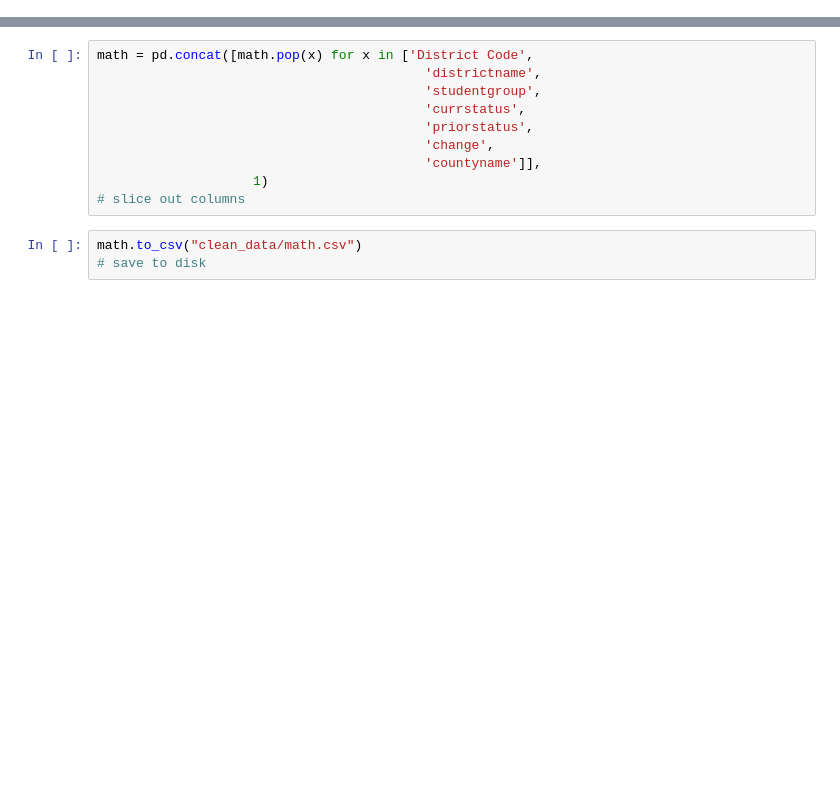
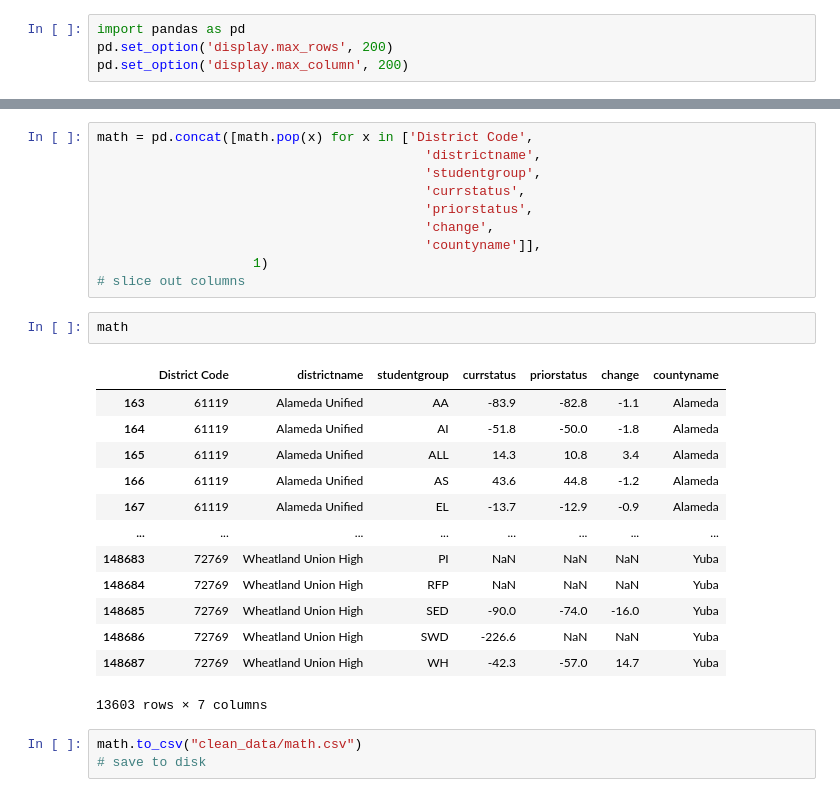
Before and after one commit to fiendskrah/finalcapstone, a Jupyter notebook: 100_data.ipynb, the cells around one changed output, grey strips where cells are left out. Drawn from its saved outputs; the diff is of its cells as text; blank space fills up the shorter version.

```diff
--- a/100_data.ipynb
+++ b/100_data.ipynb
@@ -12,0 +10,4 @@ importing from [California Department of Education](https://ias.cde.ca.gov/lcffs
+# %%
+import pandas as pd
+pd.set_option('display.max_rows', 200)
+pd.set_option('display.max_column', 200)
@@ -138,6 +177,22 @@ math = pd.concat([math.pop(x) for x in ['District Code',
                                           'countyname']],
                     1)
 # slice out columns
+# %%
+math
+# %% [output]
+|  | District Code | districtname | studentgroup | currstatus | priorstatus | change | countyname |
+| 163 | 61119 | Alameda Unified | AA | -83.9 | -82.8 | -1.1 | Alameda |
+| 164 | 61119 | Alameda Unified | AI | -51.8 | -50.0 | -1.8 | Alameda |
+| 165 | 61119 | Alameda Unified | ALL | 14.3 | 10.8 | 3.4 | Alameda |
+| 166 | 61119 | Alameda Unified | AS | 43.6 | 44.8 | -1.2 | Alameda |
+| 167 | 61119 | Alameda Unified | EL | -13.7 | -12.9 | -0.9 | Alameda |
+| ... | ... | ... | ... | ... | ... | ... | ... |
+| 148683 | 72769 | Wheatland Union High | PI | NaN | NaN | NaN | Yuba |
+| 148684 | 72769 | Wheatland Union High | RFP | NaN | NaN | NaN | Yuba |
+| 148685 | 72769 | Wheatland Union High | SED | -90.0 | -74.0 | -16.0 | Yuba |
+| 148686 | 72769 | Wheatland Union High | SWD | -226.6 | NaN | NaN | Yuba |
+| 148687 | 72769 | Wheatland Union High | WH | -42.3 | -57.0 | 14.7 | Yuba |
+13603 rows × 7 columns
 # %%
 math.to_csv("clean_data/math.csv")
 # save to disk
```
Also changed, not shown: parts of 18 cells of this notebook, 14 other files.
